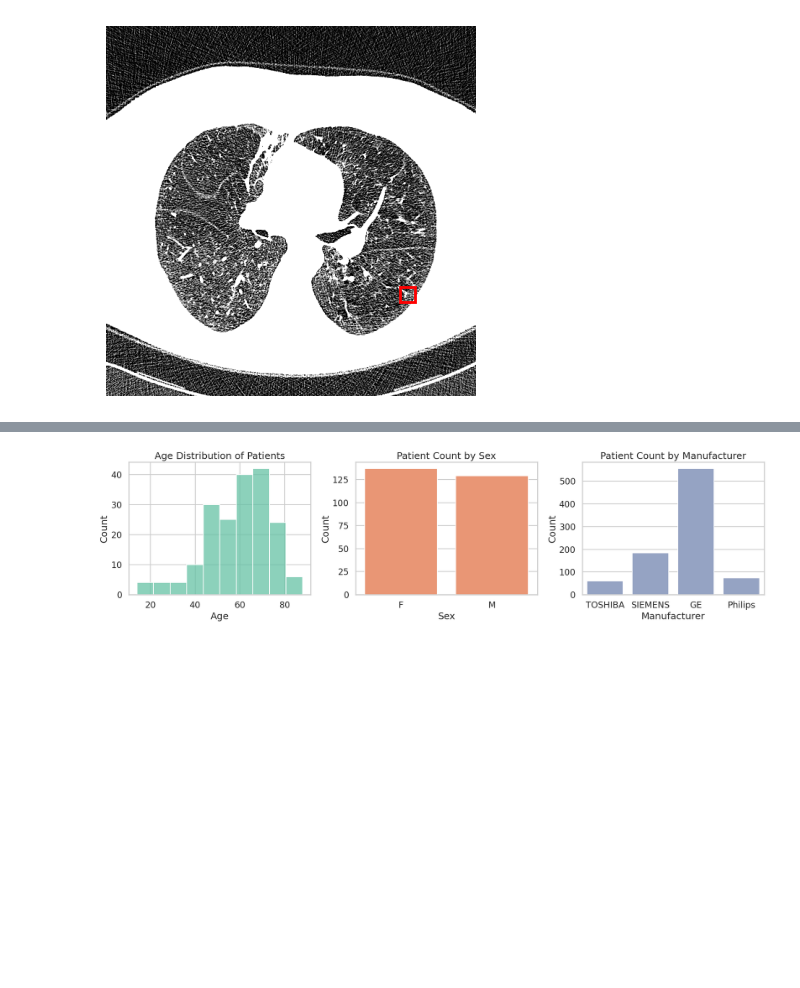
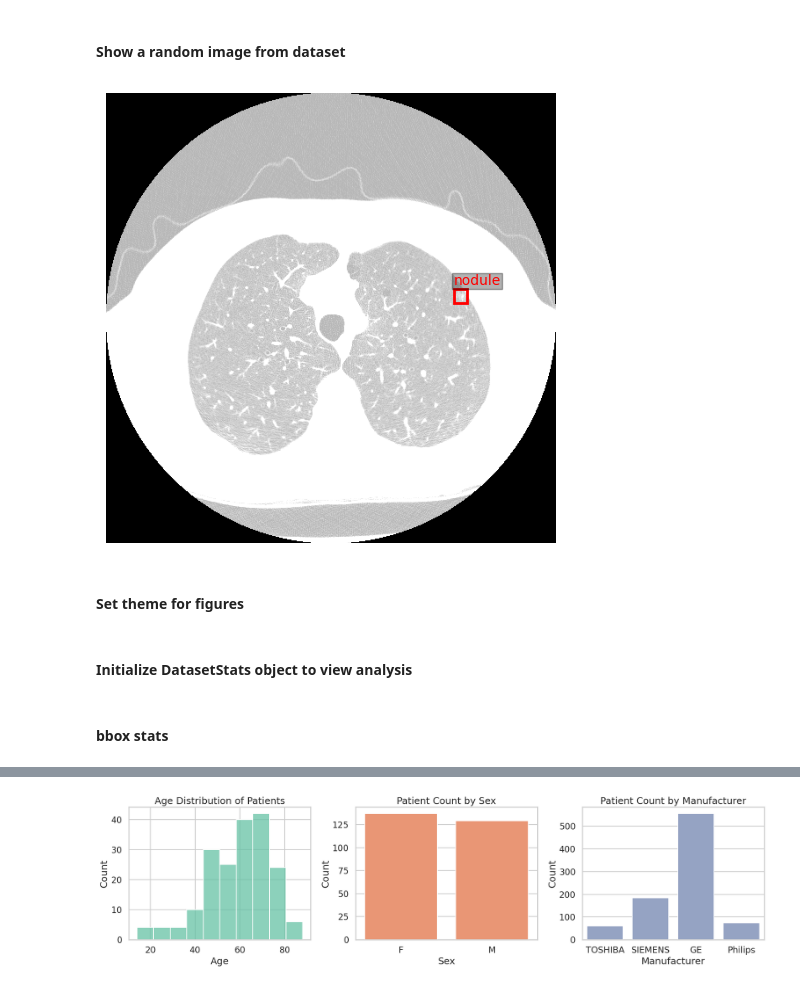
Before and after one commit to nkoranda97/capstone, a Jupyter notebook: notebooks/data_exploration.ipynb, the cells around one changed output, grey strips where cells are left out. Drawn from its saved outputs; the diff is of its cells as text; code cells hidden in the pictures; blank space fills up the shorter version.

```diff
--- a/notebooks/data_exploration.ipynb
+++ b/notebooks/data_exploration.ipynb
@@ -29,9 +26,13 @@ from scripts.data_exploration import (
 )
+# %% [markdown]
+#### Show a random image from dataset
+# %%
+show_random_image(root_dir="../data/yolo", split="train", class_names=["nodule"])
+# %% [output]
+[figure, added]
+# %% [markdown]
+#### Set theme for figures
 # %%
 sns.set_theme(style="whitegrid", context="talk", palette="Set2")
-# %%
-csv_path = "../data/npy/annotations.csv"
-
-show_image(csv_path)
-# %% [output]
-[figure, removed]
+# %% [markdown]
+#### Initialize DatasetStats object to view analysis
@@ -38 +41,3 @@ show_image(csv_path)
+# %% [markdown]
+#### bbox stats
 # %%
```
Also changed, not shown: parts of 8 cells of this notebook, 13 other files.
